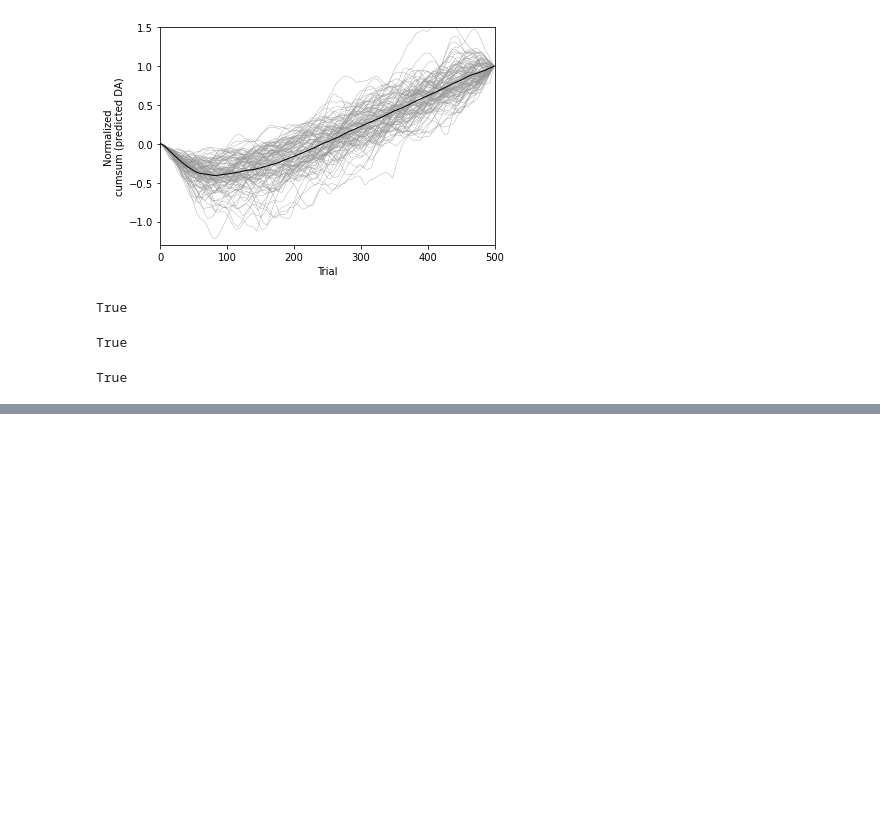
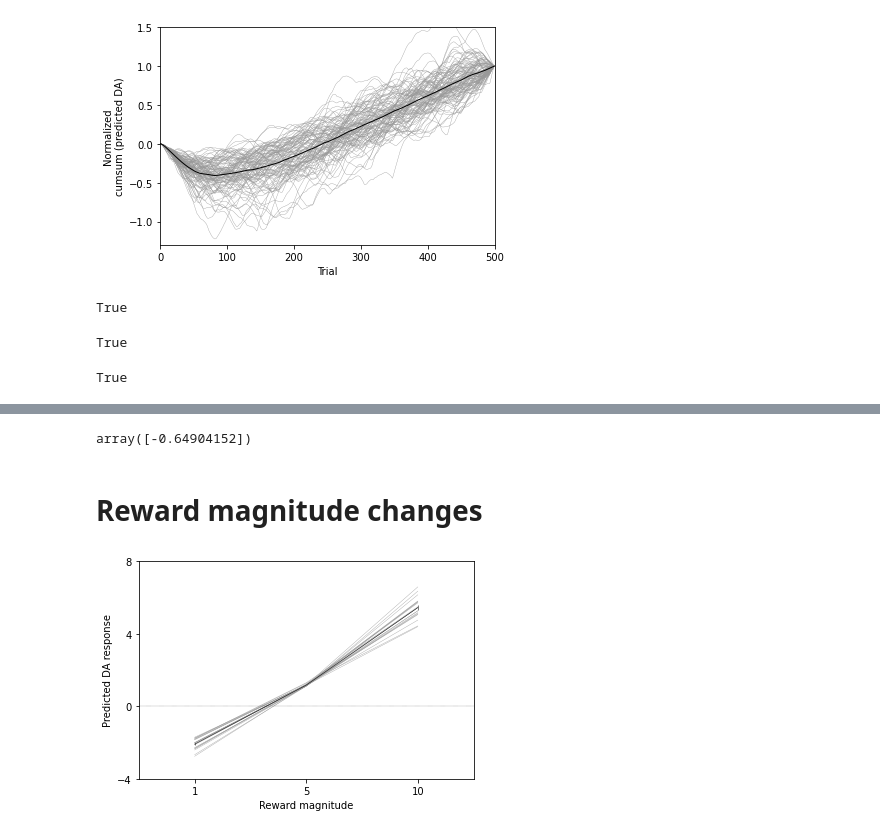
Before and after one commit to bitcloud2/ANCCR, a Jupyter notebook: nbs/utils.ipynb, the cells around one changed output, grey strips where cells are left out. Cells and saved outputs as stored; diff of their text form; code cells hidden in the pictures; blank space fills up the shorter version.

Commit message:
two more rewards graphs

```diff
--- a/nbs/utils.ipynb
+++ b/nbs/utils.ipynb
@@ -493,0 +516,32 @@ True
+# %%
+NC[:, 0, 2]
+# %% [output]
+array([-0.64904152])
+# %% [markdown]
+# Reward magnitude changes
+# %%
+# Task parameters
+cuerewdelay = [1, 1, 1]
+postrewdelay = [1, 1, 1]
+numcue = [50, 900, 50]
+rew_mags = [1, 5, 10]
+rew_probs = [1, 1, 1]
+meanITI = [30, 30, 30]
+maxITI = [i * 3 for i in meanITI]
+IRI = [x + y for x, y in zip(meanITI, cuerewdelay)]
+
+# Model parameters
+samplingperiod = 0.2
+alpha = 0.02
+alpha_r = alpha * 10
+w = 0.5
+k = 1
+Tratio = 1.2
+minimumrate = 10 ** (-3)
+threshold = 0.6
+maximumjitter = 0.1
+beta = np.array([[0, 1]])
+Rtrue = np.array([[0, 1]])
+nIter = 20
+da_means = [[float('nan') for _ in range(nIter)] for _ in range(3)]
+da_stds = [[float('nan') for _ in range(nIter)] for _ in range(3)]
@@ -493,0 +673,19 @@ True
+# %%
+import matplotlib.pyplot as plt
+import numpy as np
+
+# Plot mean values
+fig, ax = plt.subplots()
+ax.plot(range(1, 4), da_means, color=[0.6, 0.6, 0.6], linewidth=0.35)
+ax.errorbar(range(1, 4), np.mean(da_means, axis=1), np.std(da_means, axis=1) / np.sqrt(nIter), color='k', linewidth=0.5)
+ax.plot([0, 4], [0, 0], linestyle=':', color='k', linewidth=0.35)
+ax.set_xticks(range(1, 4))
+ax.set_xticklabels(rew_mags)
+ax.set_yticks(range(-4, 9, 4))
+ax.set_ylim([-4, 8])
+ax.set_xlim([0.5, 3.5])
+ax.set_xlabel('Reward magnitude')
+ax.set_ylabel('Predicted DA response')
+plt.show()
+# %% [output]
+[figure, added]
```
Also changed, not shown: parts of 16 cells of this notebook.
